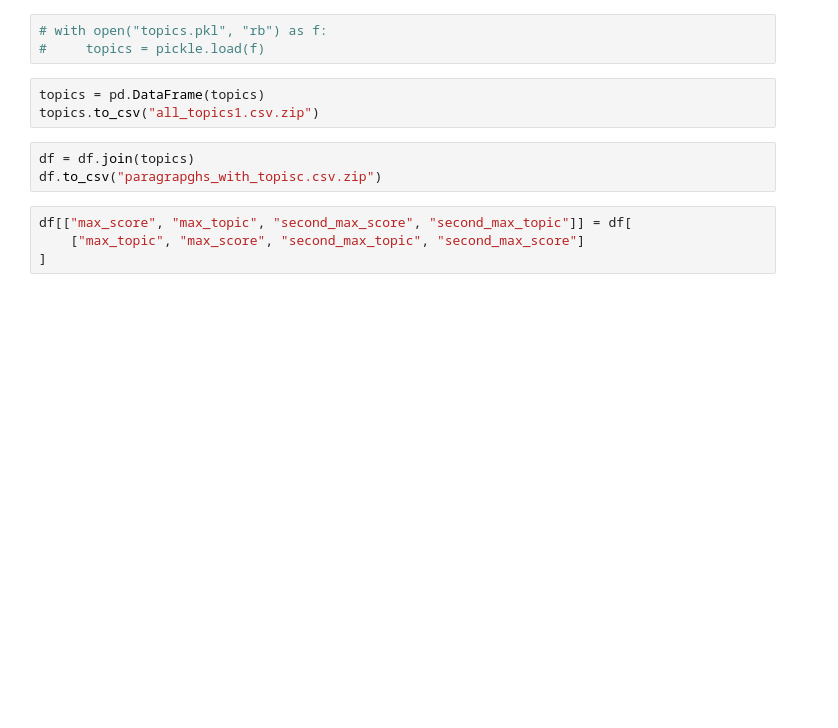
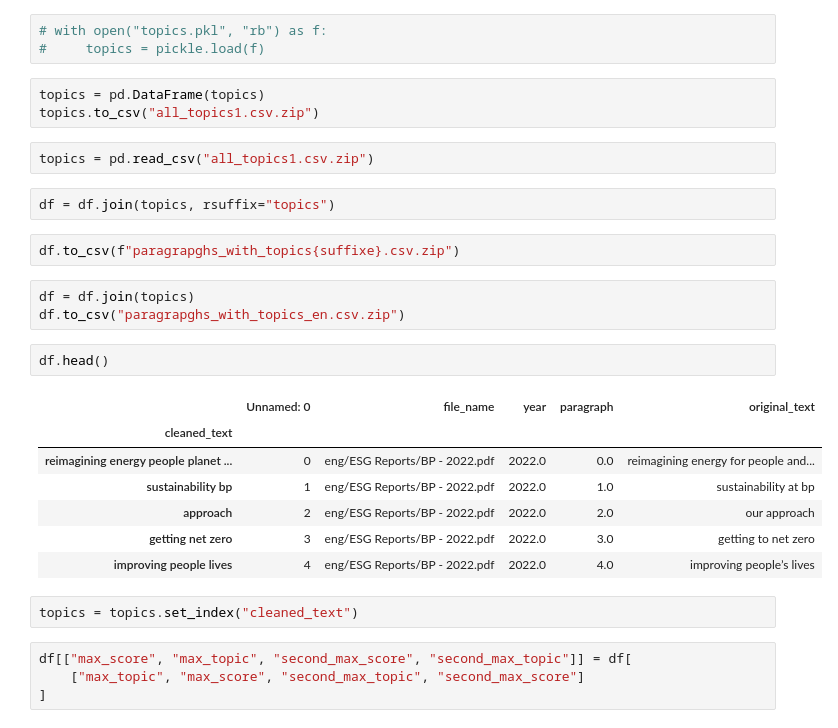
Before and after one commit to tarasovEgor/ESG_Reports, a Jupyter notebook: topics/all_topics_with_expert.ipynb, the cells around one changed output. Cells and saved outputs as stored; diff of their text form; blank space fills up the shorter version.

```diff
--- a/topics/all_topics_with_expert.ipynb
+++ b/topics/all_topics_with_expert.ipynb
@@ -580,9 +566,27 @@ with open("topics.pkl", "wb") as fp:  # Pickling
 # %%
 topics = pd.DataFrame(topics)
 topics.to_csv("all_topics1.csv.zip")
+# %%
+topics = pd.read_csv("all_topics1.csv.zip")
+# %%
+df = df.join(topics, rsuffix="topics")
+# %%
+df.to_csv(f"paragrapghs_with_topics{suffixe}.csv.zip")
 # %%
 df = df.join(topics)
-df.to_csv("paragrapghs_with_topisc.csv.zip")
+df.to_csv("paragrapghs_with_topics_en.csv.zip")
+# %%
+df.head()
+# %% [output]
+|  | Unnamed: 0 | file_name | year | paragraph | original_text |
+| cleaned_text |  |  |  |  |  |
+| reimagining energy people planet ... | 0 | eng/ESG Reports/BP - 2022.pdf | 2022.0 | 0.0 | reimagining energy for people and... |
+| sustainability bp | 1 | eng/ESG Reports/BP - 2022.pdf | 2022.0 | 1.0 | sustainability at bp |
+| approach | 2 | eng/ESG Reports/BP - 2022.pdf | 2022.0 | 2.0 | our approach |
+| getting net zero | 3 | eng/ESG Reports/BP - 2022.pdf | 2022.0 | 3.0 | getting to net zero |
+| improving people lives | 4 | eng/ESG Reports/BP - 2022.pdf | 2022.0 | 4.0 | improving people’s lives |
+# %%
+topics = topics.set_index("cleaned_text")
 # %%
 df[["max_score", "max_topic", "second_max_score", "second_max_topic"]] = df[
     ["max_topic", "max_score", "second_max_topic", "second_max_score"]
```
Also changed, not shown: parts of 22 cells of this notebook, 2 other files.
